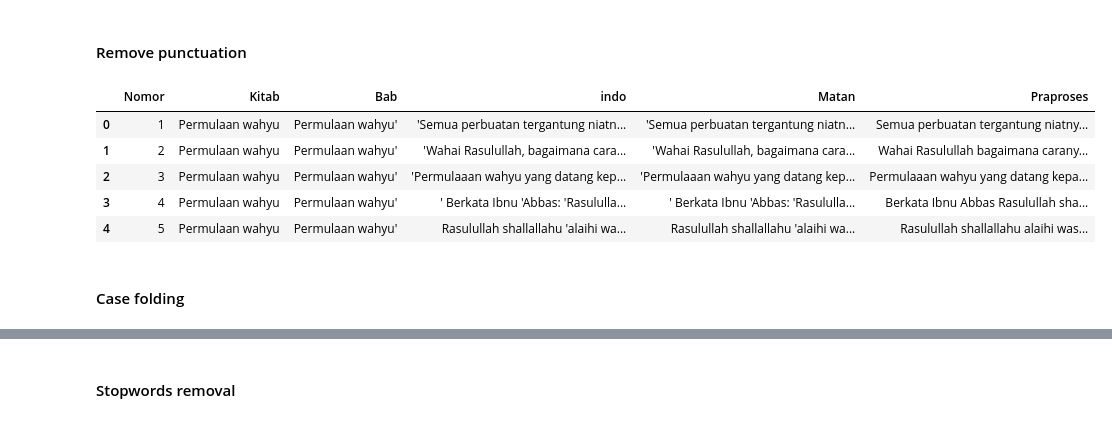
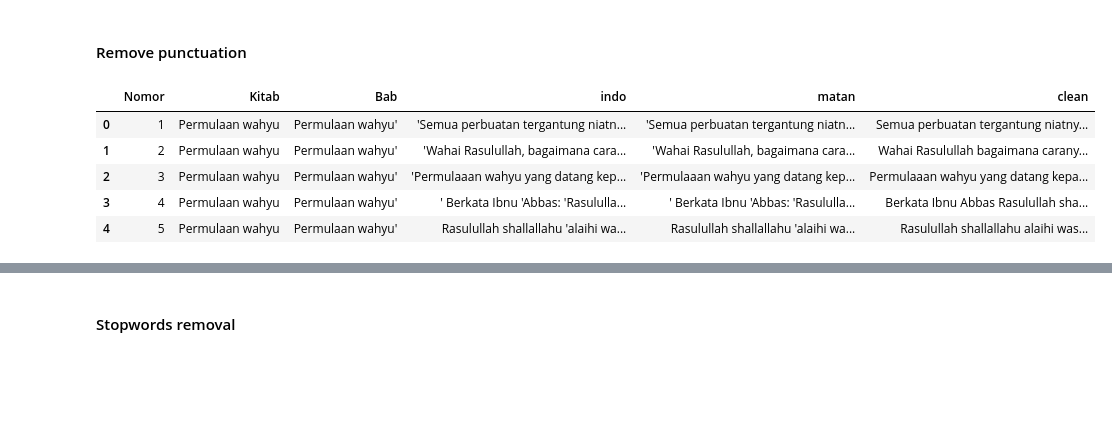
Before and after one commit to arifmuzayyan/OntologiHadis, a Jupyter notebook: src/main.ipynb, the cells around one changed output, grey strips where cells are left out. Drawn from its saved outputs; the diff is of its cells as text; code cells hidden in the pictures; blank space fills up the shorter version.

```diff
--- a/src/main.ipynb
+++ b/src/main.ipynb
@@ -26,6 +26,6 @@ df_scraper
 6986 rows × 4 columns
 # %%
 df_scraper['indo'] = df_scraper['indo'].str.replace("; \"",": \"")
-df_scraper['Matan'] = [x.split(": \"",1)[-1] for x in df_scraper.indo]
+df_scraper['matan'] = [x.split(": \"",1)[-1] for x in df_scraper.indo]
 df_scraper.head()
 # %% [output]
@@ -54,23 +54,21 @@ df_bukhari.head()
 # df_praproses = df_bukhari
 df_praproses = df_scraper
 
-# df_praproses['Matan'] = [x.split(": \"",1)[-1] for x in df_praproses.indo]
+# df_praproses['matan'] = [x.split(": \"",1)[-1] for x in df_praproses.indo]
 
-df_praproses['Praproses'] = df_praproses['indo']
-# df_praproses['Praproses'] = df_praproses['Matan']
+df_praproses['clean'] = df_praproses['indo']
+# df_praproses['clean'] = df_praproses['matan']
 # %% [markdown]
 #### Remove punctuation
 # %%
 import string
-df_praproses['Praproses'] = df_praproses['Praproses'].str.replace('[{}]'.format(string.punctuation), '', regex=True)
-# df_praproses['Praproses'] = df_praproses['Matan'].str.replace('[{}]'.format(string.punctuation), '', regex=True)
+df_praproses['clean'] = df_praproses['clean'].str.replace('[{}]'.format(string.punctuation), '', regex=True)
+# df_praproses['clean'] = df_praproses['matan'].str.replace('[{}]'.format(string.punctuation), '', regex=True)
 df_praproses.head()
 # %% [output]
-|  | Nomor | Kitab | Bab | indo | Matan | Praproses |
+|  | Nomor | Kitab | Bab | indo | matan | clean |
 | 0 | 1 | Permulaan wahyu | Permulaan wahyu' | 'Semua perbuatan tergantung niatn... | 'Semua perbuatan tergantung niatn... | Semua perbuatan tergantung niatny... |
 | 1 | 2 | Permulaan wahyu | Permulaan wahyu' | 'Wahai Rasulullah, bagaimana cara... | 'Wahai Rasulullah, bagaimana cara... | Wahai Rasulullah bagaimana carany... |
 | 2 | 3 | Permulaan wahyu | Permulaan wahyu' | 'Permulaaan wahyu yang datang kep... | 'Permulaaan wahyu yang datang kep... | Permulaaan wahyu yang datang kepa... |
 | 3 | 4 | Permulaan wahyu | Permulaan wahyu' | ' Berkata Ibnu 'Abbas: 'Rasululla... | ' Berkata Ibnu 'Abbas: 'Rasululla... | Berkata Ibnu Abbas Rasulullah sha... |
 | 4 | 5 | Permulaan wahyu | Permulaan wahyu' | Rasulullah shallallahu 'alaihi wa... | Rasulullah shallallahu 'alaihi wa... | Rasulullah shallallahu alaihi was... |
-# %% [markdown]
-#### Case folding
```
Also changed, not shown: parts of 20 cells of this notebook, 5 other files.
